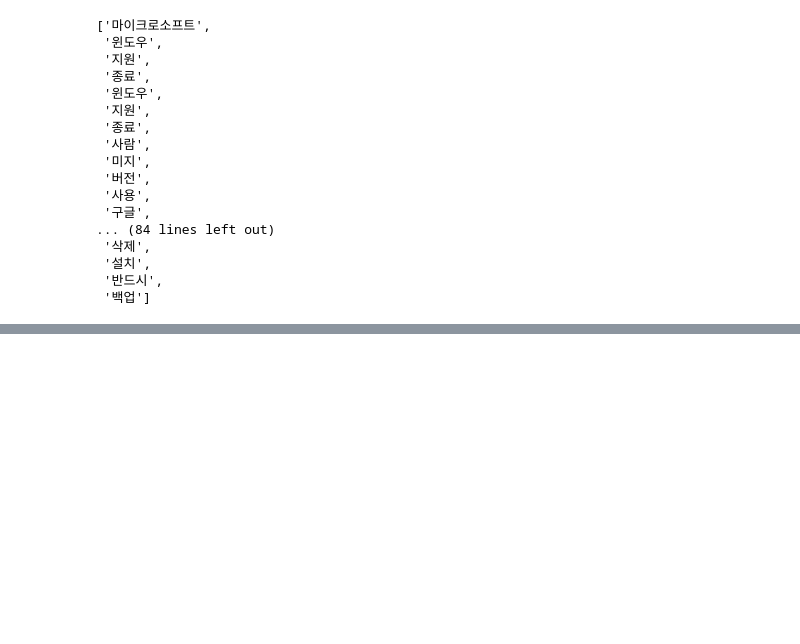
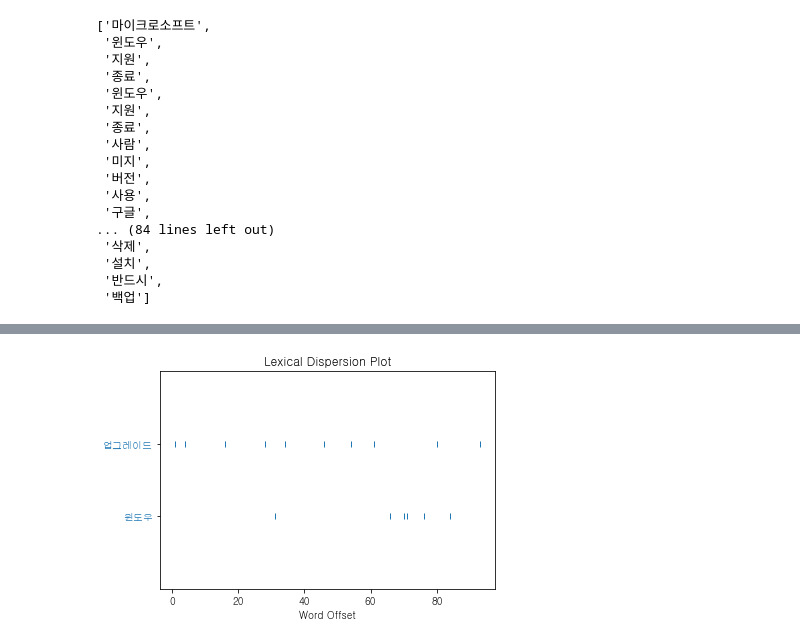
Before and after one commit to AhyunHeo/study-textmining, a Jupyter notebook: crawling/3) 데이터 탐색.ipynb, the cells around one changed output, grey strips where cells are left out. Cells and saved outputs as stored; diff of their text form; code cells hidden in the pictures; blank space fills up the shorter version.

```diff
--- a/crawling/3) 데이터 탐색.ipynb
+++ b/crawling/3) 데이터 탐색.ipynb
@@ -96,0 +144,4 @@ okt.nouns(shortword.sub('', df['text'][0]))
+# %%
+ko.dispersion_plot(['윈도우', '업그레이드'])
+# %% [output]
+[figure, added]
```
Also changed, not shown: parts of 9 cells of this notebook, 6 other files.
